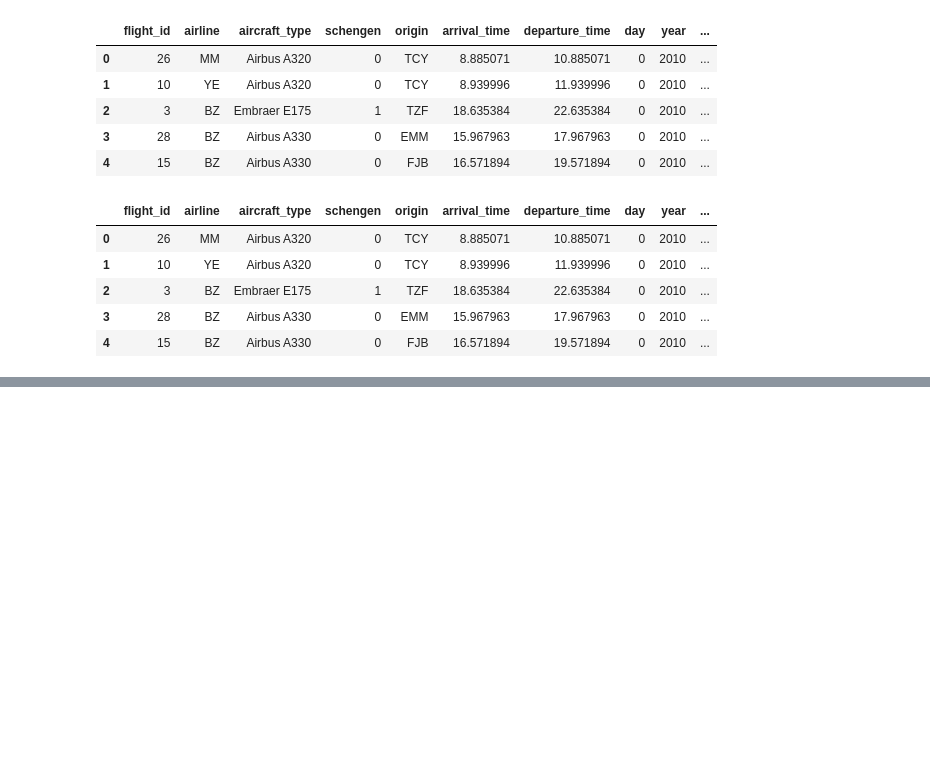
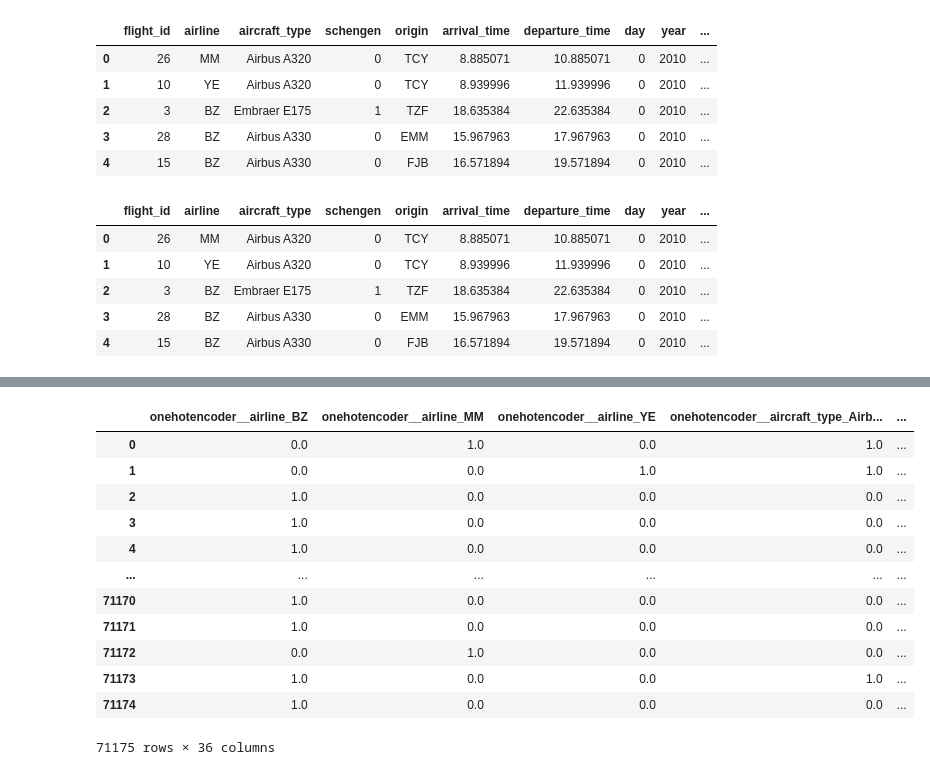
Before and after one commit to lukitasmois/ia-aumentada-prevision-de-atrasos-de-vuelos, a Jupyter notebook: notebook.ipynb, the cells around one changed output, grey strips where cells are left out. Drawn from its saved outputs; the diff is of its cells as text; code cells hidden in the pictures; blank space fills up the shorter version.

Commit message:
02.09. Desafio: codifico las variables categoricas utilizando OneHotEncoder de sklearn

```diff
--- a/notebook.ipynb
+++ b/notebook.ipynb
@@ -238,0 +260,7 @@ df.sample(10)
+# %%
+one_hot = make_column_transformer(
+    (OneHotEncoder(handle_unknown='ignore'),
+    categoricas),
+    remainder='passthrough')
+# %%
+datos_cod_pract = one_hot.fit_transform(datos)
@@ -238,0 +283,17 @@ df.sample(10)
+# %%
+datos_cod_pract = pd.DataFrame(datos_cod_pract, columns=one_hot.get_feature_names_out(datos.columns))
+datos_cod_pract
+# %% [output]
+|  | onehotencoder__airline_BZ | onehotencoder__airline_MM | onehotencoder__airline_YE | onehotencoder__aircraft_type_Airb... | ... |
+| 0 | 0.0 | 1.0 | 0.0 | 1.0 | ... |
+| 1 | 0.0 | 0.0 | 1.0 | 1.0 | ... |
+| 2 | 1.0 | 0.0 | 0.0 | 0.0 | ... |
+| 3 | 1.0 | 0.0 | 0.0 | 0.0 | ... |
+| 4 | 1.0 | 0.0 | 0.0 | 0.0 | ... |
+| ... | ... | ... | ... | ... | ... |
+| 71170 | 1.0 | 0.0 | 0.0 | 0.0 | ... |
+| 71171 | 1.0 | 0.0 | 0.0 | 0.0 | ... |
+| 71172 | 0.0 | 1.0 | 0.0 | 0.0 | ... |
+| 71173 | 1.0 | 0.0 | 0.0 | 1.0 | ... |
+| 71174 | 1.0 | 0.0 | 0.0 | 0.0 | ... |
+71175 rows × 36 columns
```
Also changed, not shown: parts of 7 cells of this notebook.
